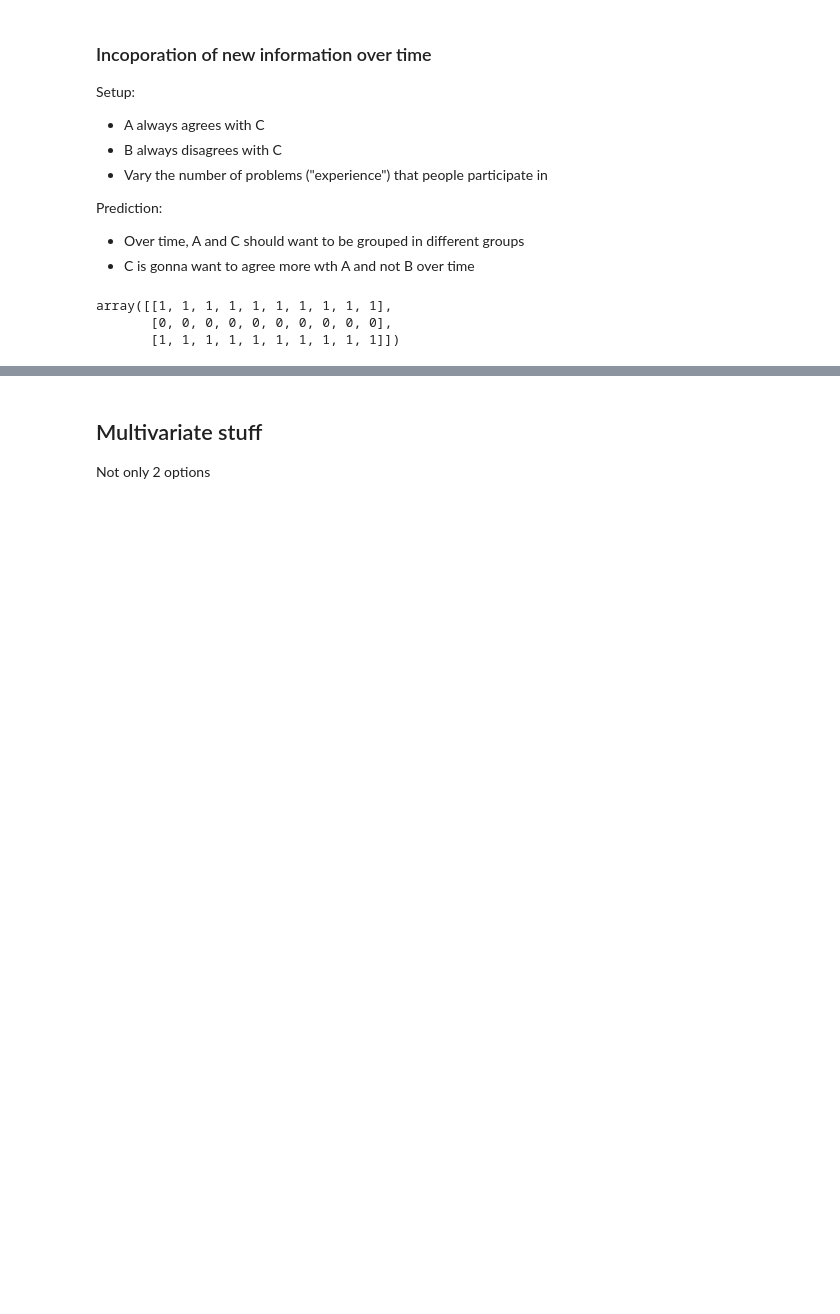
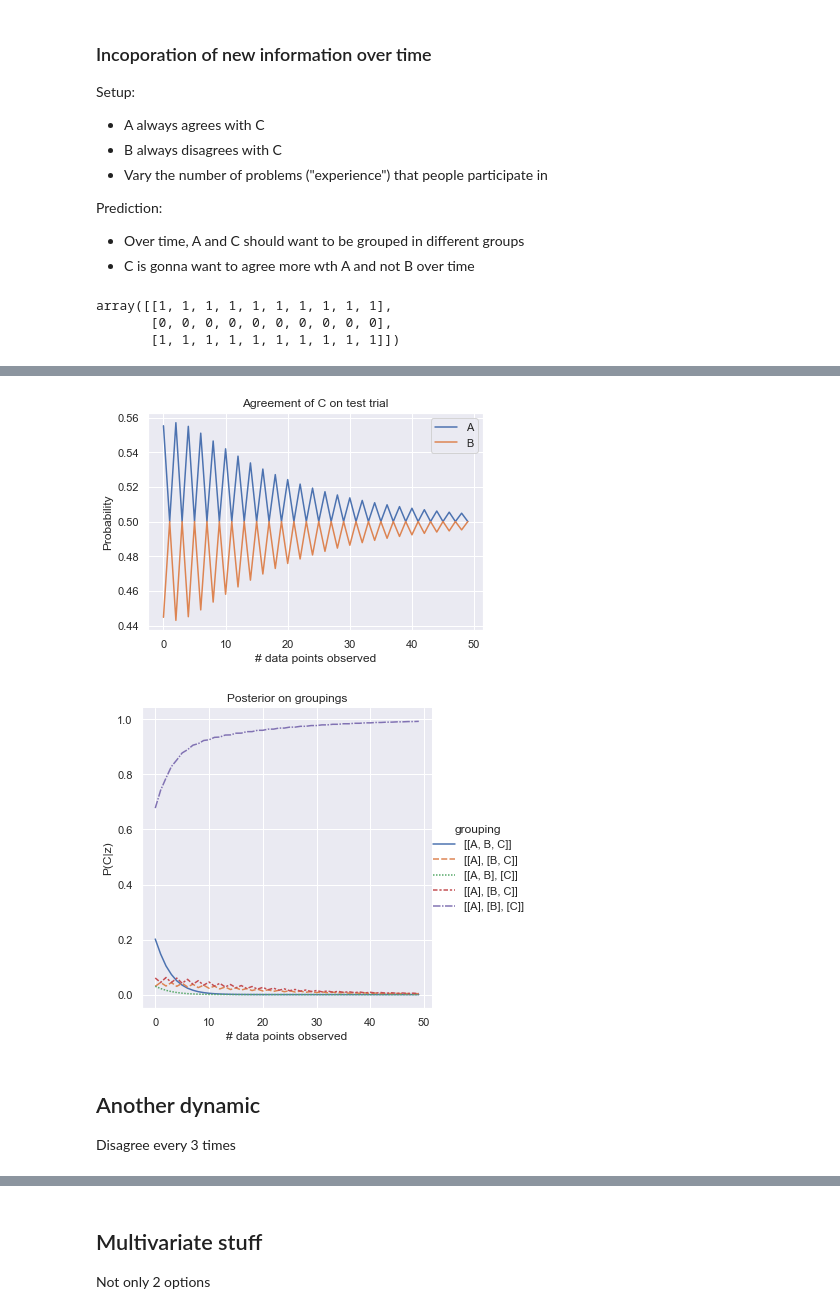
Before and after one commit to aliciamchen/structure-learning, a Jupyter notebook: GershmanPouncyGweon2017.ipynb, the cells around one changed output, grey strips where cells are left out. Saved outputs shown, nothing was run; the diff lists cells and outputs as text; code cells hidden in the pictures; blank space fills up the shorter version.

```diff
--- a/GershmanPouncyGweon2017.ipynb
+++ b/GershmanPouncyGweon2017.ipynb
@@ -911,0 +790,8 @@ plt.show()
+# %%
+big_C = np.array([
+    [1 if (i % 2 == 0) else 0 for i in range(50)],  # A
+    [1 if (i % 2 == 1) else 0 for i in range(50)],  # B
+    [1 for i in range(50)]  # C
+])
+
+big_C
@@ -911,0 +808,9 @@ plt.show()
+# %%
+_ = dynamics(big_C, params)
+# %% [output]
+[figure, added]
+[figure, added]
+# %% [markdown]
+## Another dynamic
+
+Disagree every 3 times
```
Also changed, not shown: parts of 46 cells of this notebook.
